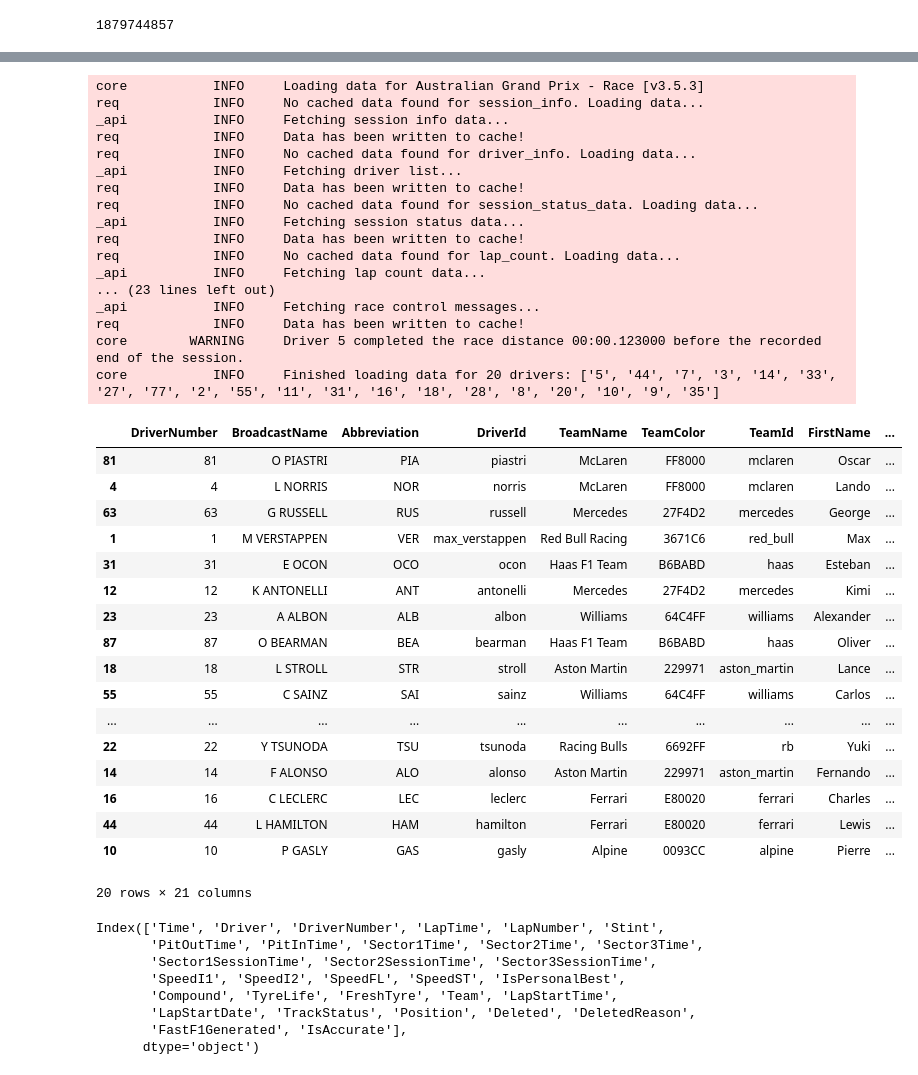
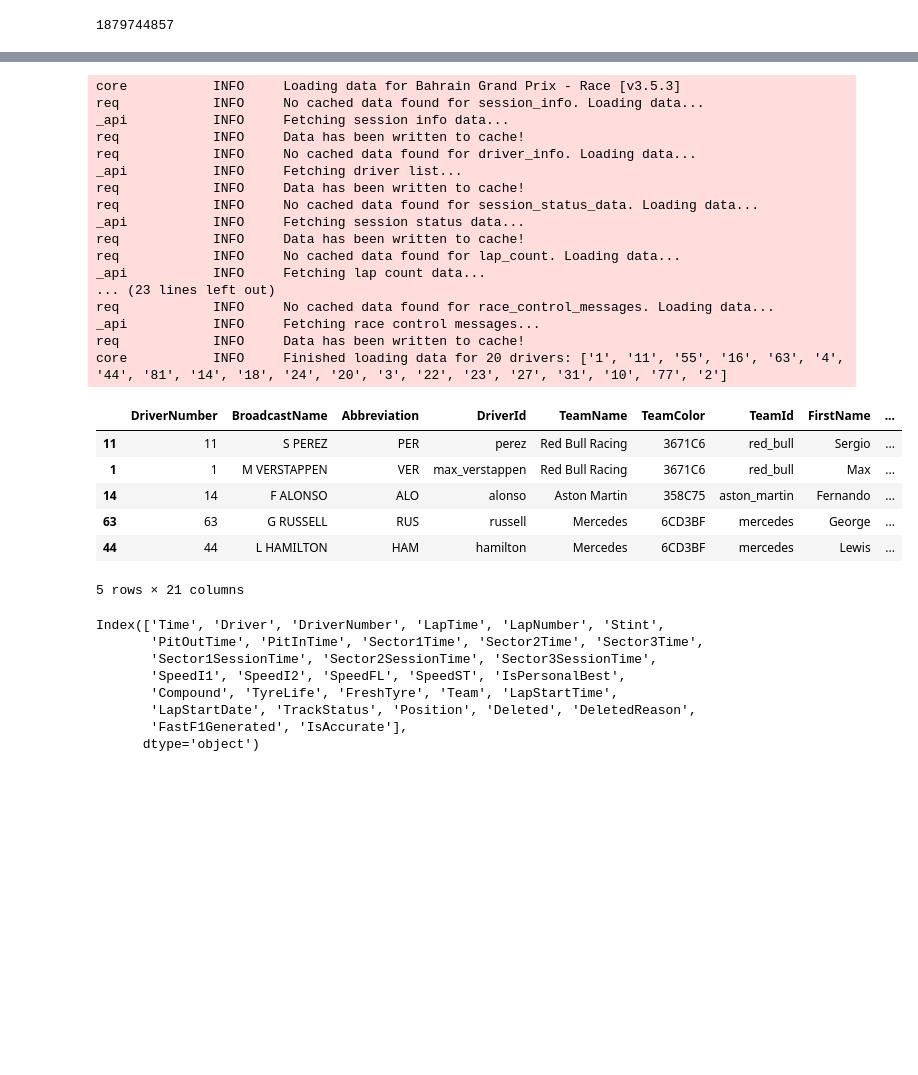
Before and after one commit to kilid69/F1, a Jupyter notebook: main.ipynb, the cells around one changed output, grey strips where cells are left out. Cells and saved outputs as stored; diff of their text form; code cells hidden in the pictures; blank space fills up the shorter version.

```diff
--- a/main.ipynb
+++ b/main.ipynb
@@ -20,7 +21,7 @@ ff1.Cache._get_size()
 # %%
 ff1.Cache.clear_cache()
 # %%
-session = ff1.get_session(2018, 'Melbourne', 'R')
+session = ff1.get_session(2024, 'Sakhir', 'R')
 session.name
 session.date
 session.event
@@ -45,7 +46,7 @@ Name: 0, dtype: object
 # %%
 session.load()
 # %% [output]
-core           INFO     Loading data for Australian Grand Prix - Race [v3.5.3]
+core           INFO     Loading data for Bahrain Grand Prix - Race [v3.5.3]
 req            INFO     No cached data found for session_info. Loading data...
 _api           INFO     Fetching session info data...
 req            INFO     Data has been written to cache!
@@ -58,31 +59,20 @@ req            INFO     Data has been written to cache!
 req            INFO     No cached data found for lap_count. Loading data...
 _api           INFO     Fetching lap count data...
 ... (23 lines left out)
+req            INFO     No cached data found for race_control_messages. Loading data...
 _api           INFO     Fetching race control messages...
 req            INFO     Data has been written to cache!
-core        WARNING     Driver 5 completed the race distance 00:00.123000 before the recorded end of the session.
-core           INFO     Finished loading data for 20 drivers: ['5', '44', '7', '3', '14', '33', '27', '77', '2', '55', '11', '31', '16', '18', '28', '8', '20', '10', '9', '35']
+core           INFO     Finished loading data for 20 drivers: ['1', '11', '55', '16', '63', '4', '44', '81', '14', '18', '24', '20', '3', '22', '23', '27', '31', '10', '77', '2']
 # %%
-session.results
+session.results.head(5)
 # %% [output]
 |  | DriverNumber | BroadcastName | Abbreviation | DriverId | TeamName | TeamColor | TeamId | FirstName | ... |
-| 81 | 81 | O PIASTRI | PIA | piastri | McLaren | FF8000 | mclaren | Oscar | ... |
-| 4 | 4 | L NORRIS | NOR | norris | McLaren | FF8000 | mclaren | Lando | ... |
-| 63 | 63 | G RUSSELL | RUS | russell | Mercedes | 27F4D2 | mercedes | George | ... |
+| 11 | 11 | S PEREZ | PER | perez | Red Bull Racing | 3671C6 | red_bull | Sergio | ... |
 | 1 | 1 | M VERSTAPPEN | VER | max_verstappen | Red Bull Racing | 3671C6 | red_bull | Max | ... |
-| 31 | 31 | E OCON | OCO | ocon | Haas F1 Team | B6BABD | haas | Esteban | ... |
-| 12 | 12 | K ANTONELLI | ANT | antonelli | Mercedes | 27F4D2 | mercedes | Kimi | ... |
-| 23 | 23 | A ALBON | ALB | albon | Williams | 64C4FF | williams | Alexander | ... |
-| 87 | 87 | O BEARMAN | BEA | bearman | Haas F1 Team | B6BABD | haas | Oliver | ... |
-| 18 | 18 | L STROLL | STR | stroll | Aston Martin | 229971 | aston_martin | Lance | ... |
-| 55 | 55 | C SAINZ | SAI | sainz | Williams | 64C4FF | williams | Carlos | ... |
-| ... | ... | ... | ... | ... | ... | ... | ... | ... | ... |
-| 22 | 22 | Y TSUNODA | TSU | tsunoda | Racing Bulls | 6692FF | rb | Yuki | ... |
-| 14 | 14 | F ALONSO | ALO | alonso | Aston Martin | 229971 | aston_martin | Fernando | ... |
-| 16 | 16 | C LECLERC | LEC | leclerc | Ferrari | E80020 | ferrari | Charles | ... |
-| 44 | 44 | L HAMILTON | HAM | hamilton | Ferrari | E80020 | ferrari | Lewis | ... |
-| 10 | 10 | P GASLY | GAS | gasly | Alpine | 0093CC | alpine | Pierre | ... |
+| 14 | 14 | F ALONSO | ALO | alonso | Aston Martin | 358C75 | aston_martin | Fernando | ... |
+| 63 | 63 | G RUSSELL | RUS | russell | Mercedes | 6CD3BF | mercedes | George | ... |
+| 44 | 44 | L HAMILTON | HAM | hamilton | Mercedes | 6CD3BF | mercedes | Lewis | ... |
-20 rows × 21 columns
+5 rows × 21 columns
 # %%
 laps = session.laps
 laps.columns
```
Also changed, not shown: parts of 32 cells of this notebook, 8 other files.
